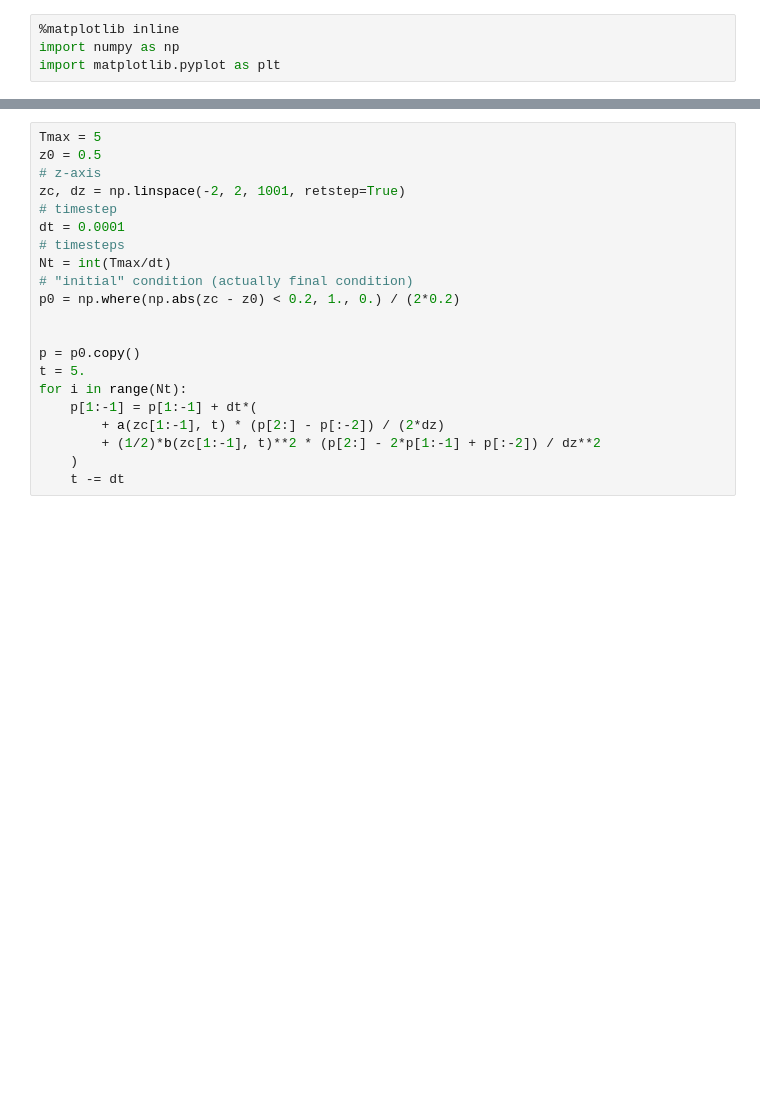
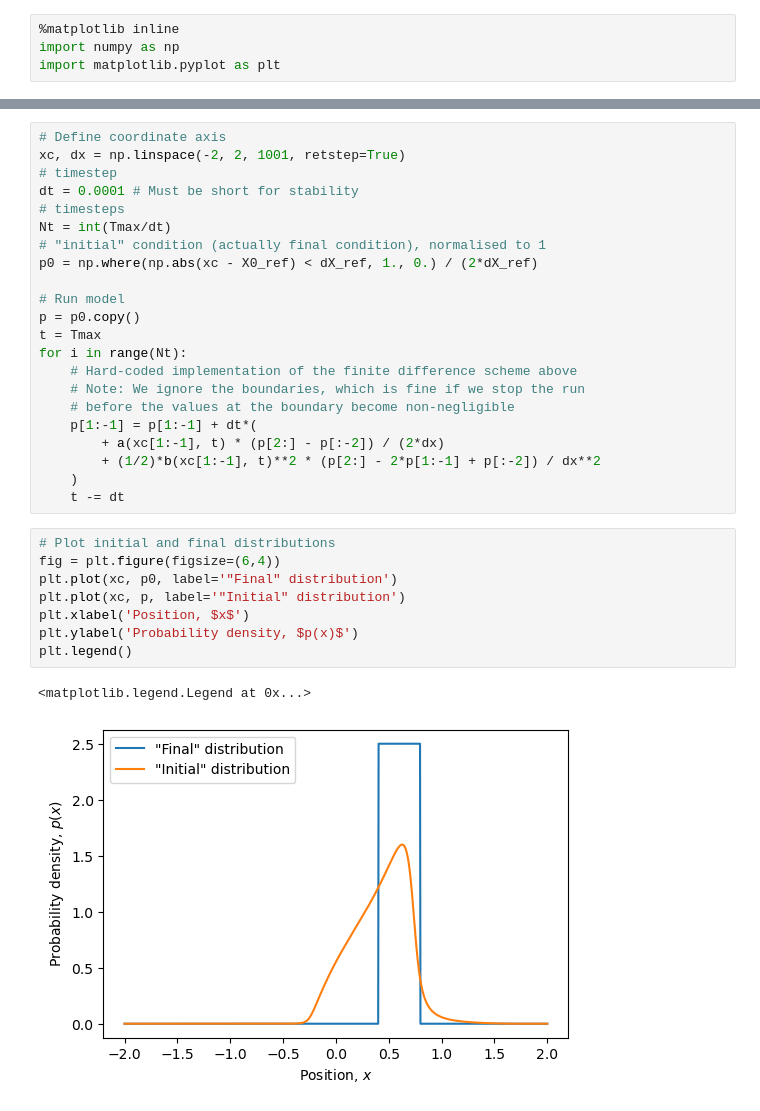
Before and after one commit to nordam/backward-kolmogorov, a Jupyter notebook: Backward.ipynb, the cells around one changed output, grey strips where cells are left out. Cells and saved outputs as stored; diff of their text form; blank space fills up the shorter version.

```diff
--- a/Backward.ipynb
+++ b/Backward.ipynb
@@ -108,21 +168,33 @@ _ = plt.hist(Z0[mask], bins=100)
 # %%
-Tmax = 5
-z0 = 0.5
-# z-axis
-zc, dz = np.linspace(-2, 2, 1001, retstep=True)
+# Define coordinate axis
+xc, dx = np.linspace(-2, 2, 1001, retstep=True)
 # timestep
-dt = 0.0001
+dt = 0.0001 # Must be short for stability
 # timesteps
 Nt = int(Tmax/dt)
-# "initial" condition (actually final condition)
-p0 = np.where(np.abs(zc - z0) < 0.2, 1., 0.) / (2*0.2)
+# "initial" condition (actually final condition), normalised to 1
+p0 = np.where(np.abs(xc - X0_ref) < dX_ref, 1., 0.) / (2*dX_ref)
 
-
+# Run model
 p = p0.copy()
-t = 5.
+t = Tmax
 for i in range(Nt):
+    # Hard-coded implementation of the finite difference scheme above
+    # Note: We ignore the boundaries, which is fine if we stop the run
+    # before the values at the boundary become non-negligible
     p[1:-1] = p[1:-1] + dt*(
-        + a(zc[1:-1], t) * (p[2:] - p[:-2]) / (2*dz)
-        + (1/2)*b(zc[1:-1], t)**2 * (p[2:] - 2*p[1:-1] + p[:-2]) / dz**2
+        + a(xc[1:-1], t) * (p[2:] - p[:-2]) / (2*dx)
+        + (1/2)*b(xc[1:-1], t)**2 * (p[2:] - 2*p[1:-1] + p[:-2]) / dx**2
     )
     t -= dt
+# %%
+# Plot initial and final distributions
+fig = plt.figure(figsize=(6,4))
+plt.plot(xc, p0, label='"Final" distribution')
+plt.plot(xc, p, label='"Initial" distribution')
+plt.xlabel('Position, $x$')
+plt.ylabel('Probability density, $p(x)$')
+plt.legend()
+# %% [output]
+<matplotlib.legend.Legend at 0x...>
+[figure, added]
```
Also changed, not shown: parts of 15 cells of this notebook.
